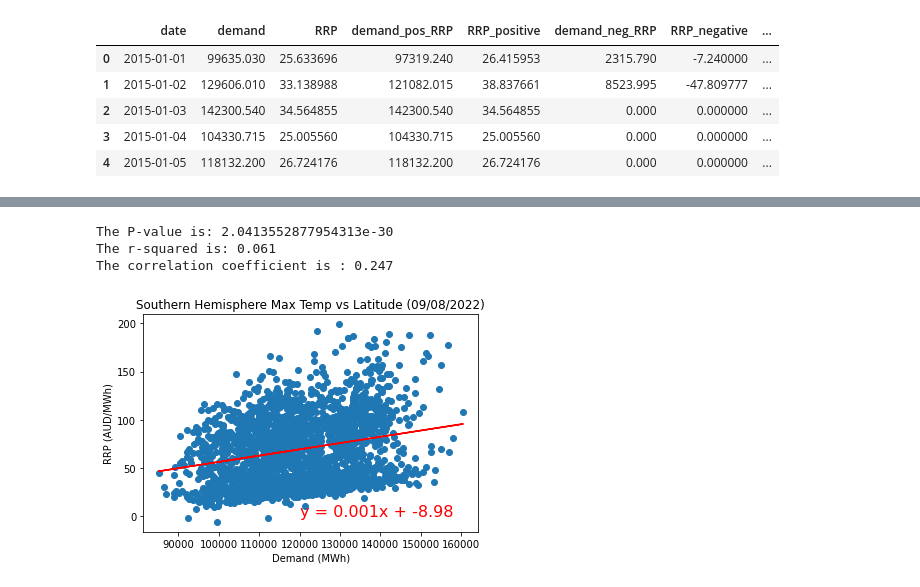
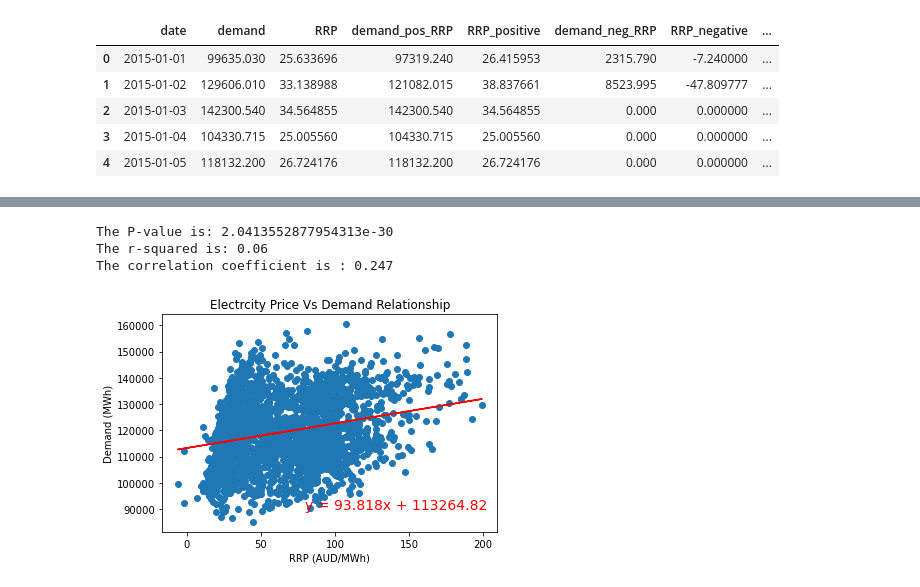
Before and after one commit to AThompson7/Project-1, a Jupyter notebook: electricity.ipynb, the cells around one changed output, grey strips where cells are left out. Cells and saved outputs as stored; diff of their text form; code cells hidden in the pictures.

```diff
--- a/electricity.ipynb
+++ b/electricity.ipynb
@@ -60,22 +43,22 @@ electricity_data_clean = electricity_data_clean.loc[electricity_data_clean["RRP
 # %%
 #Getting demand and price data to create scatterplot and check for correlation.
 demand = electricity_data_clean["Demand (MWh)"]
 price = electricity_data_clean["RRP (AUD/MWh)"]
 
-(slope, intercept, rvalue, pvalue, stderr) = st.linregress(demand, price)
-regress_values = demand * slope + intercept
+(slope, intercept, rvalue, pvalue, stderr) = st.linregress(price, demand)
+regress_values = price * slope + intercept
 line_eq = (f'y = {round(slope,3)}x + {round(intercept,2)}')
-plt.scatter(demand, price)
-plt.plot(demand, regress_values,"red")
-plt.annotate(line_eq,(120000,0), color="red",fontsize=16)
-plt.title("Southern Hemisphere Max Temp vs Latitude (09/08/2022)")
-plt.xlabel("Demand (MWh)")
-plt.ylabel("RRP (AUD/MWh)")
+plt.scatter(price, demand)
+plt.plot(price, regress_values,"red")
+plt.annotate(line_eq,(80,90000), color="red",fontsize=14)
+plt.title("Electrcity Price Vs Demand Relationship")
+plt.xlabel("RRP (AUD/MWh)")
+plt.ylabel("Demand (MWh)")
 print(f"The P-value is: {(pvalue)}")
-print(f"The r-squared is: {round(rvalue**2,3)}")
+print(f"The r-squared is: {round(rvalue**2,2)}")
 print(f'The correlation coefficient is : {round(rvalue,3)}')
 # %% [output]
 The P-value is: 2.0413552877954313e-30
-The r-squared is: 0.061
+The r-squared is: 0.06
 The correlation coefficient is : 0.247
-[figure, old version]
+[figure, new version]
```
Also changed, not shown: parts of 12 cells of this notebook.
